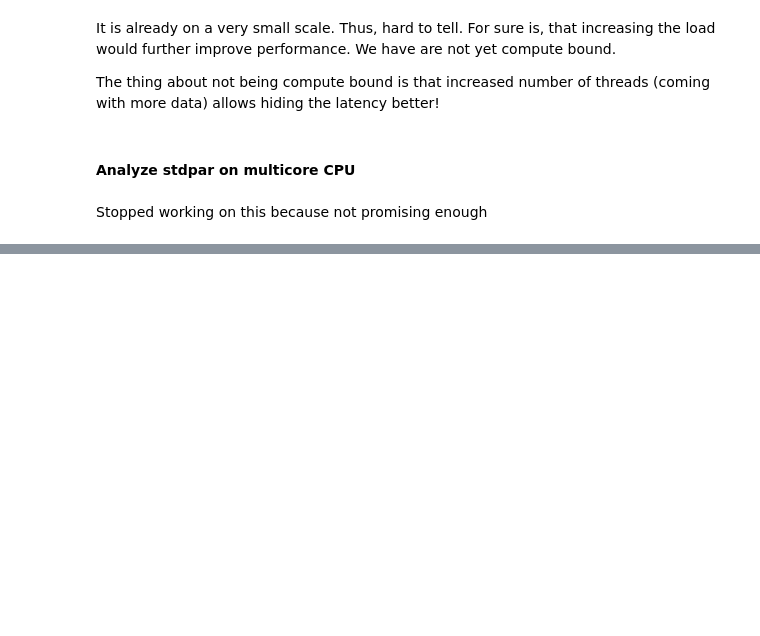
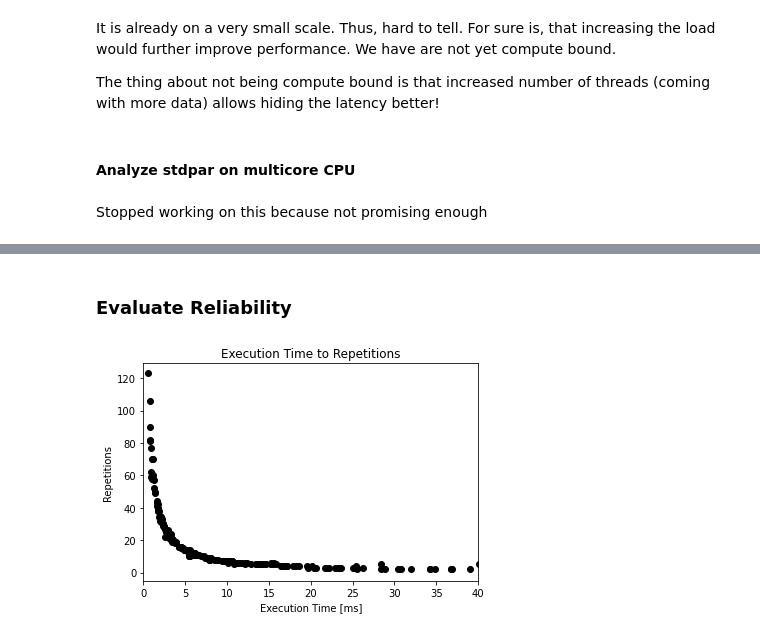
Before and after one commit to ugGit/stdpar-benchmark-analysis, a Jupyter notebook: analysis.ipynb, the cells around one changed output, grey strips where cells are left out. Saved outputs shown, nothing was run; the diff lists cells and outputs as text; code cells hidden in the pictures; blank space fills up the shorter version.

```diff
--- a/analysis.ipynb
+++ b/analysis.ipynb
@@ -674,0 +812,14 @@ print(selection_for_latex.to_latex(index=False))
+# %% [markdown]
+### Evaluate Reliability
+# %%
+plt.plot(df['kernel_time'], df['iterations'], marker='o', color='black', linestyle='None')
+plt.xlim((0, 40))
+
+plt.xlabel('Execution Time [ms]')
+plt.ylabel('Repetitions')
+activation_event_relation_title = 'Execution Time to Repetitions'
+plt.title(activation_event_relation_title)
+save_plot(plt, activation_event_relation_title)
+plt.show()
+# %% [output]
+[figure, added]
```
Also changed, not shown: parts of 31 cells of this notebook, 1 other file.
